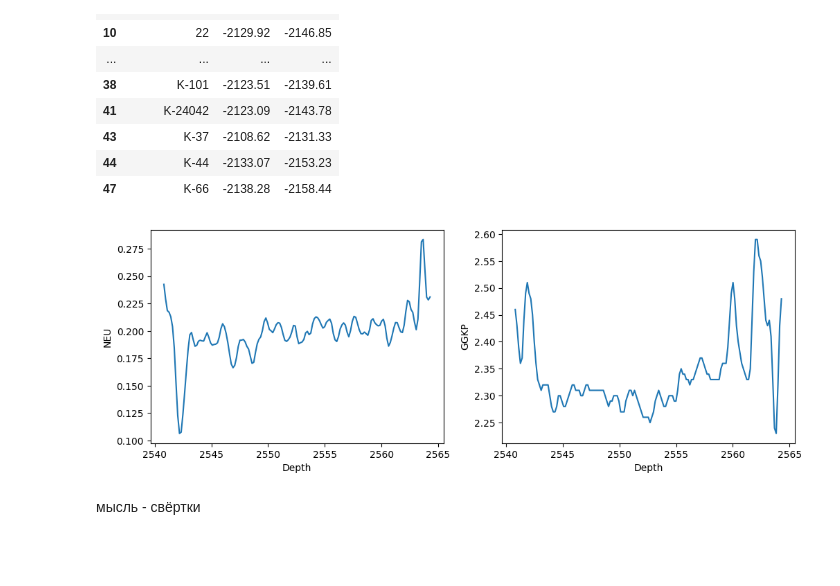
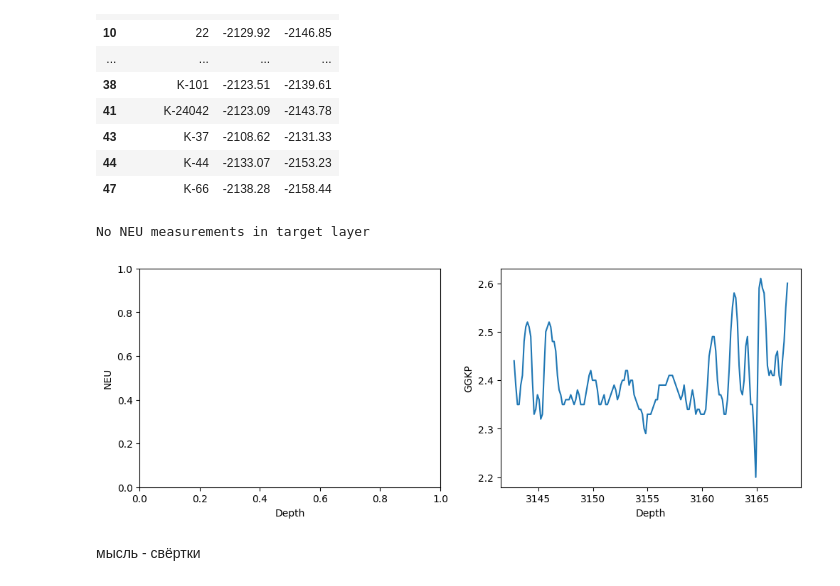
Before and after one commit to IBRINEI/MIPT_Hackathon, a Jupyter notebook: notebooks/main.ipynb, the cells around one changed output. Cells and saved outputs as stored; diff of their text form; code cells hidden in the pictures; blank space fills up the shorter version.

Commit message:
Handling of missing values in target layer in well viewer.

```diff
--- a/notebooks/main.ipynb
+++ b/notebooks/main.ipynb
@@ -69,18 +69,25 @@ def view_well(selected_well, target_layers=target_layers, relative_index=True):
         target_layer_idx = np.where((las['Z'] < target_layers.loc[target_layers['Well identifier'] == selected_well].upper.values) & (las['Z'] > target_layers.loc[target_layers['Well identifier'] == selected_well].lower.values))
     plt.figure(figsize=(12, 4))
     plt.subplot(121)
-    plt.plot(las["DEPT"][target_layer_idx], las["NEU"][target_layer_idx])
+    try:
+        plt.plot(las["DEPT"][target_layer_idx], las["NEU"][target_layer_idx])
+    except KeyError:
+        print("No NEU measurements in target layer")
     plt.xlabel("Depth")
     plt.ylabel("NEU")
     plt.subplot(122)
-    plt.plot(las["DEPT"][target_layer_idx], las["GGKP"][target_layer_idx])
+    try:
+        plt.plot(las["DEPT"][target_layer_idx], las["GGKP"][target_layer_idx])
+    except KeyError:
+        print("No GGKP measurements in target layer")
     plt.xlabel("Depth")
     plt.ylabel("GGKP")
     plt.show()
 # %%
-view_well(5)
+view_well(6)
 # %% [output]
+No NEU measurements in target layer
-[figure, old version]
+[figure, new version]
 # %% [markdown]
 мысль - свёртки
 # %% [markdown]
```
